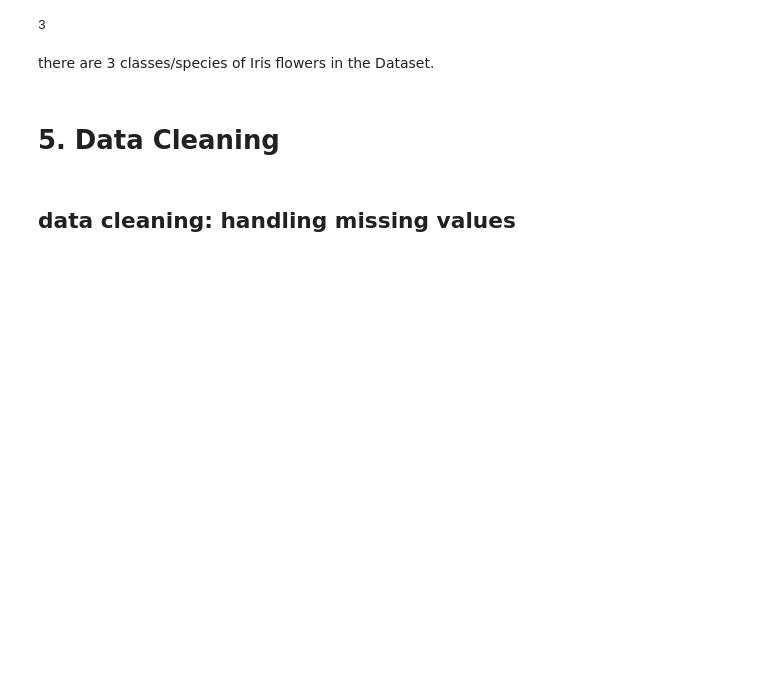
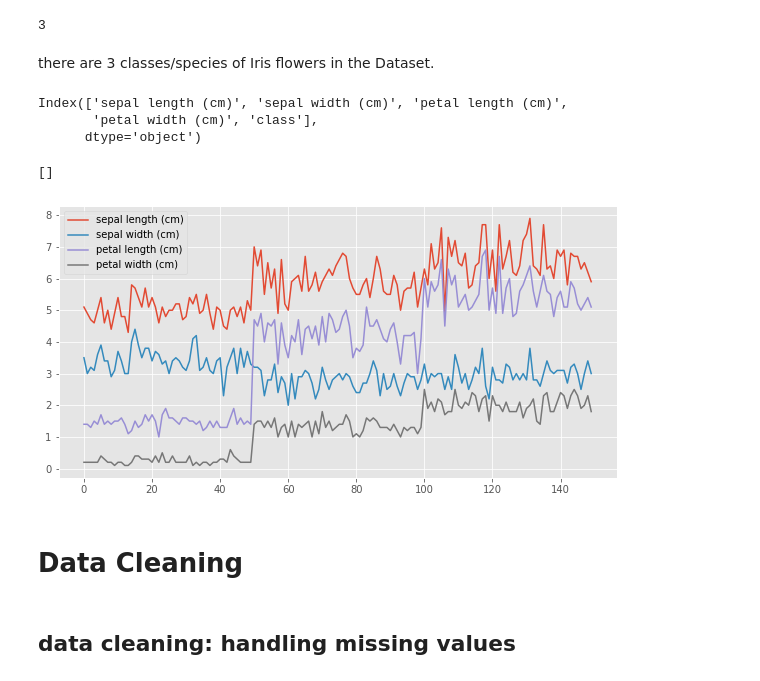
Before and after one commit to dipakgiri17/Projects, a Jupyter notebook: Iris_Flowers_Classification.ipynb, the cells around one changed output. Cells and saved outputs as stored; diff of their text form; code cells hidden in the pictures; blank space fills up the shorter version.

```diff
--- a/Iris_Flowers_Classification.ipynb
+++ b/Iris_Flowers_Classification.ipynb
@@ -127,8 +133,31 @@ len(df["class"].unique())
 3
 # %% [markdown]
 there are 3 classes/species of Iris flowers in the Dataset.
+# %%
+df.columns
+# %% [output]
+Index(['sepal length (cm)', 'sepal width (cm)', 'petal length (cm)',
+       'petal width (cm)', 'class'],
+      dtype='object')
+# %%
+# making the plot bigger
+plt.figure(figsize=(10, 5))
+
+# plot all four feature columns together
+for i in range(0, 4):
+
+    col = df.iloc[:, i]
+    plt.plot(col, label=df.columns[i])
+
+    # add the label to the legend
+    plt.legend()
+
+plt.plot()
+# %% [output]
+[]
+[figure, added]
 # %% [markdown]
-# 5. Data Cleaning
+# Data Cleaning
 # %% [markdown]
 ## data cleaning: handling missing values
 # %%
```
Also changed, not shown: parts of 10 cells of this notebook.
